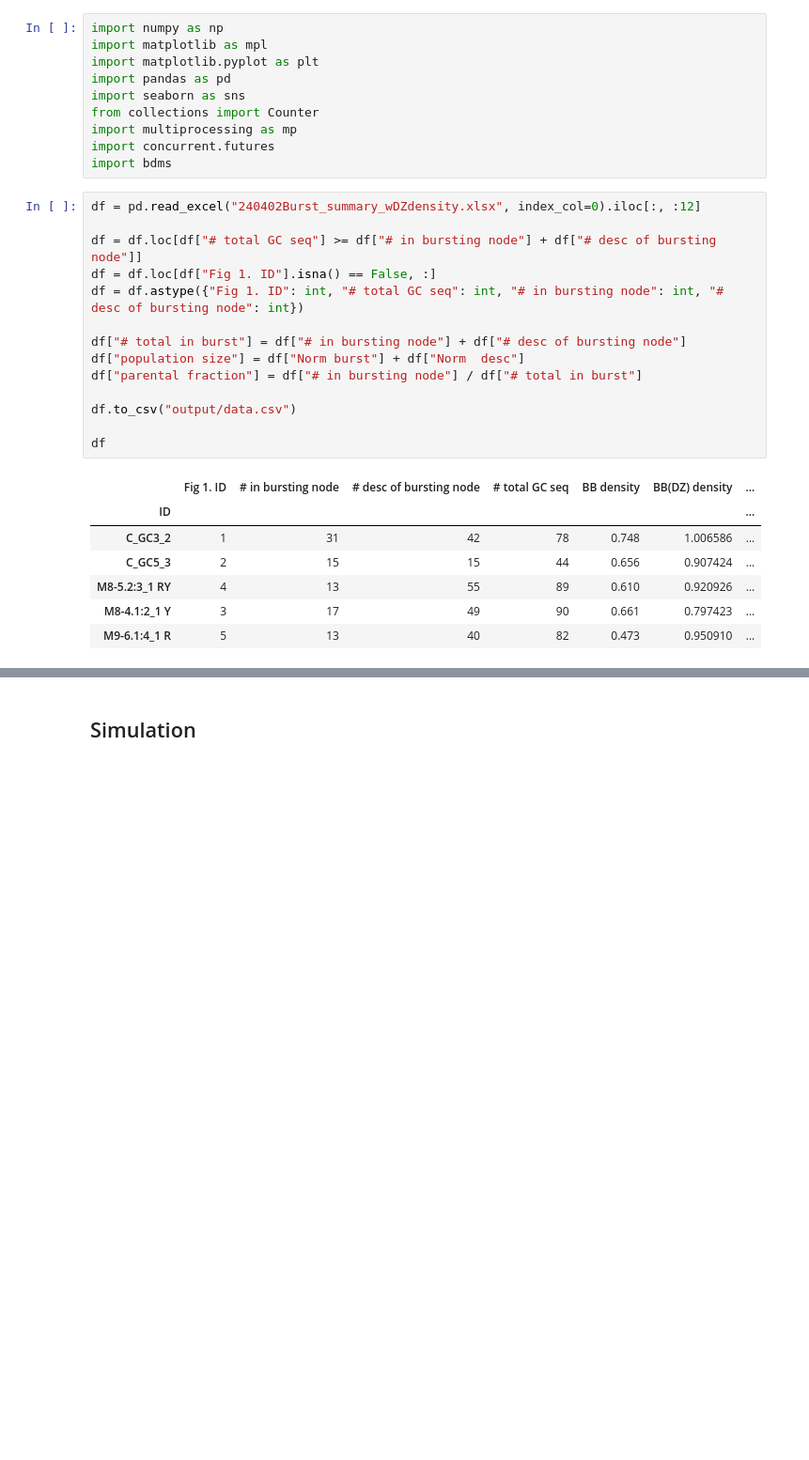
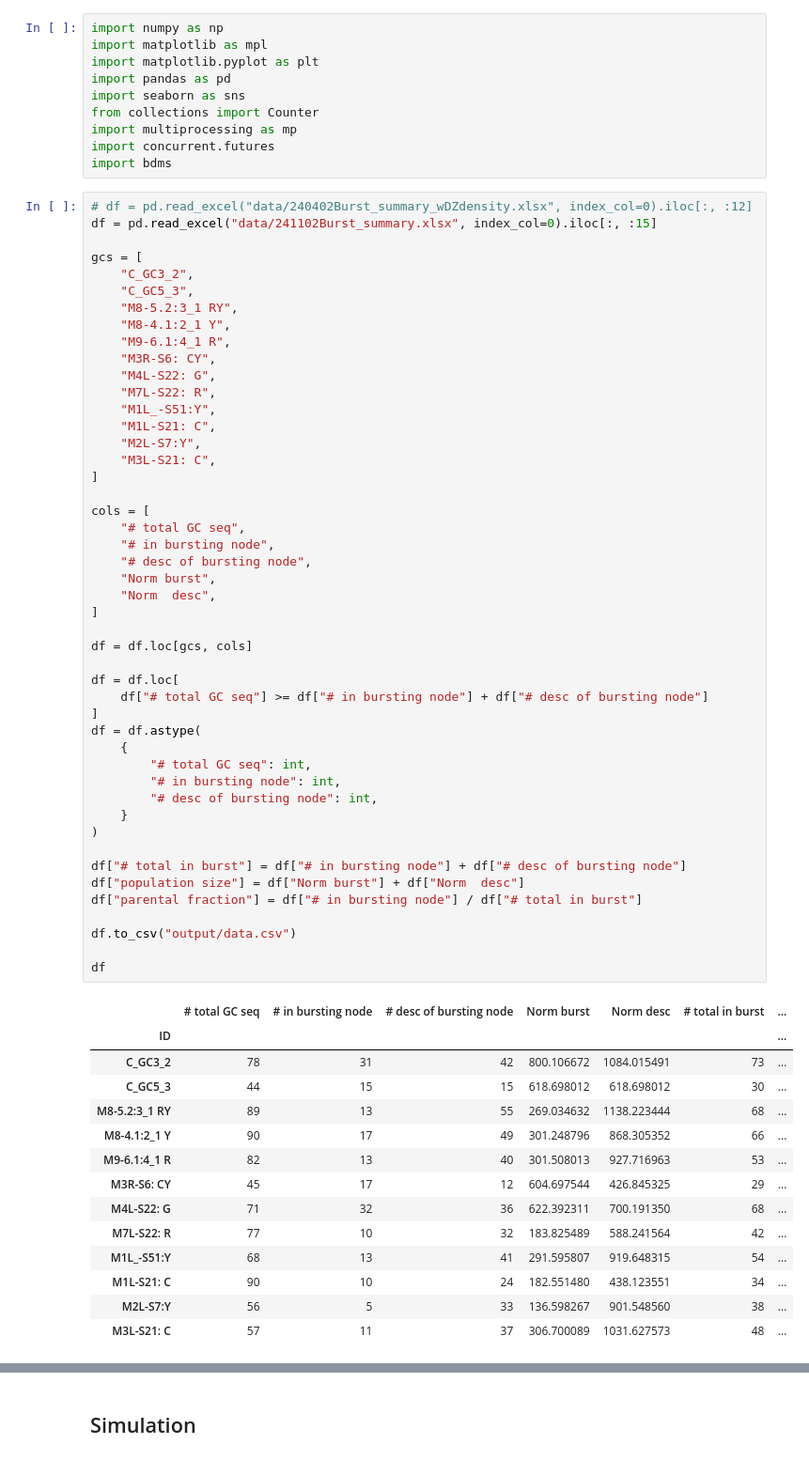
Before and after one commit to dewitt-lab/aid-sim, a Jupyter notebook: sim.ipynb, the cells around one changed output, grey strips where cells are left out. Shown at 94% size. Drawn from its saved outputs; the diff is of its cells as text; blank space fills up the shorter version.

```diff
--- a/sim.ipynb
+++ b/sim.ipynb
@@ -37,27 +37,67 @@ import multiprocessing as mp
 import concurrent.futures
 import bdms
 # %%
-df = pd.read_excel("240402Burst_summary_wDZdensity.xlsx", index_col=0).iloc[:, :12]
+# df = pd.read_excel("data/240402Burst_summary_wDZdensity.xlsx", index_col=0).iloc[:, :12]
+df = pd.read_excel("data/241102Burst_summary.xlsx", index_col=0).iloc[:, :15]
 
-df = df.loc[df["# total GC seq"] >= df["# in bursting node"] + df["# desc of bursting node"]]
-df = df.loc[df["Fig 1. ID"].isna() == False, :]
-df = df.astype({"Fig 1. ID": int, "# total GC seq": int, "# in bursting node": int, "# desc of bursting node": int})
+gcs = [
+    "C_GC3_2",
+    "C_GC5_3",
+    "M8-5.2:3_1 RY",
+    "M8-4.1:2_1 Y",
+    "M9-6.1:4_1 R",
+    "M3R-S6: CY",
+    "M4L-S22: G",
+    "M7L-S22: R",
+    "M1L_-S51:Y",
+    "M1L-S21: C",
+    "M2L-S7:Y",
+    "M3L-S21: C",
+]
+
+cols = [
+    "# total GC seq",
+    "# in bursting node",
+    "# desc of bursting node",
+    "Norm burst",
+    "Norm  desc",
+]
+
+df = df.loc[gcs, cols]
+
+df = df.loc[
+    df["# total GC seq"] >= df["# in bursting node"] + df["# desc of bursting node"]
+]
+df = df.astype(
+    {
+        "# total GC seq": int,
+        "# in bursting node": int,
+        "# desc of bursting node": int,
+    }
+)
 
 df["# total in burst"] = df["# in bursting node"] + df["# desc of bursting node"]
 df["population size"] = df["Norm burst"] + df["Norm  desc"]
 df["parental fraction"] = df["# in bursting node"] / df["# total in burst"]
 
 df.to_csv("output/data.csv")
 
 df
 # %% [output]
-|  | Fig 1. ID | # in bursting node | # desc of bursting node | # total GC seq | BB density | BB(DZ) density | ... |
+|  | # total GC seq | # in bursting node | # desc of bursting node | Norm burst | Norm desc | # total in burst | ... |
 | ID |  |  |  |  |  |  | ... |
-| C_GC3_2 | 1 | 31 | 42 | 78 | 0.748 | 1.006586 | ... |
-| C_GC5_3 | 2 | 15 | 15 | 44 | 0.656 | 0.907424 | ... |
-| M8-5.2:3_1 RY | 4 | 13 | 55 | 89 | 0.610 | 0.920926 | ... |
-| M8-4.1:2_1 Y | 3 | 17 | 49 | 90 | 0.661 | 0.797423 | ... |
-| M9-6.1:4_1 R | 5 | 13 | 40 | 82 | 0.473 | 0.950910 | ... |
+| C_GC3_2 | 78 | 31 | 42 | 800.106672 | 1084.015491 | 73 | ... |
+| C_GC5_3 | 44 | 15 | 15 | 618.698012 | 618.698012 | 30 | ... |
+| M8-5.2:3_1 RY | 89 | 13 | 55 | 269.034632 | 1138.223444 | 68 | ... |
+| M8-4.1:2_1 Y | 90 | 17 | 49 | 301.248796 | 868.305352 | 66 | ... |
+| M9-6.1:4_1 R | 82 | 13 | 40 | 301.508013 | 927.716963 | 53 | ... |
+| M3R-S6: CY | 45 | 17 | 12 | 604.697544 | 426.845325 | 29 | ... |
+| M4L-S22: G | 71 | 32 | 36 | 622.392311 | 700.191350 | 68 | ... |
+| M7L-S22: R | 77 | 10 | 32 | 183.825489 | 588.241564 | 42 | ... |
+| M1L_-S51:Y | 68 | 13 | 41 | 291.595807 | 919.648315 | 54 | ... |
+| M1L-S21: C | 90 | 10 | 24 | 182.551480 | 438.123551 | 34 | ... |
+| M2L-S7:Y | 56 | 5 | 33 | 136.598267 | 901.548560 | 38 | ... |
+| M3L-S21: C | 57 | 11 | 37 | 306.700089 | 1031.627573 | 48 | ... |
 # %%
 sns.barplot(data=df, x=df.index, y="parental fraction")
 plt.show()
```
Also changed, not shown: parts of 7 cells of this notebook, 9 other files.
